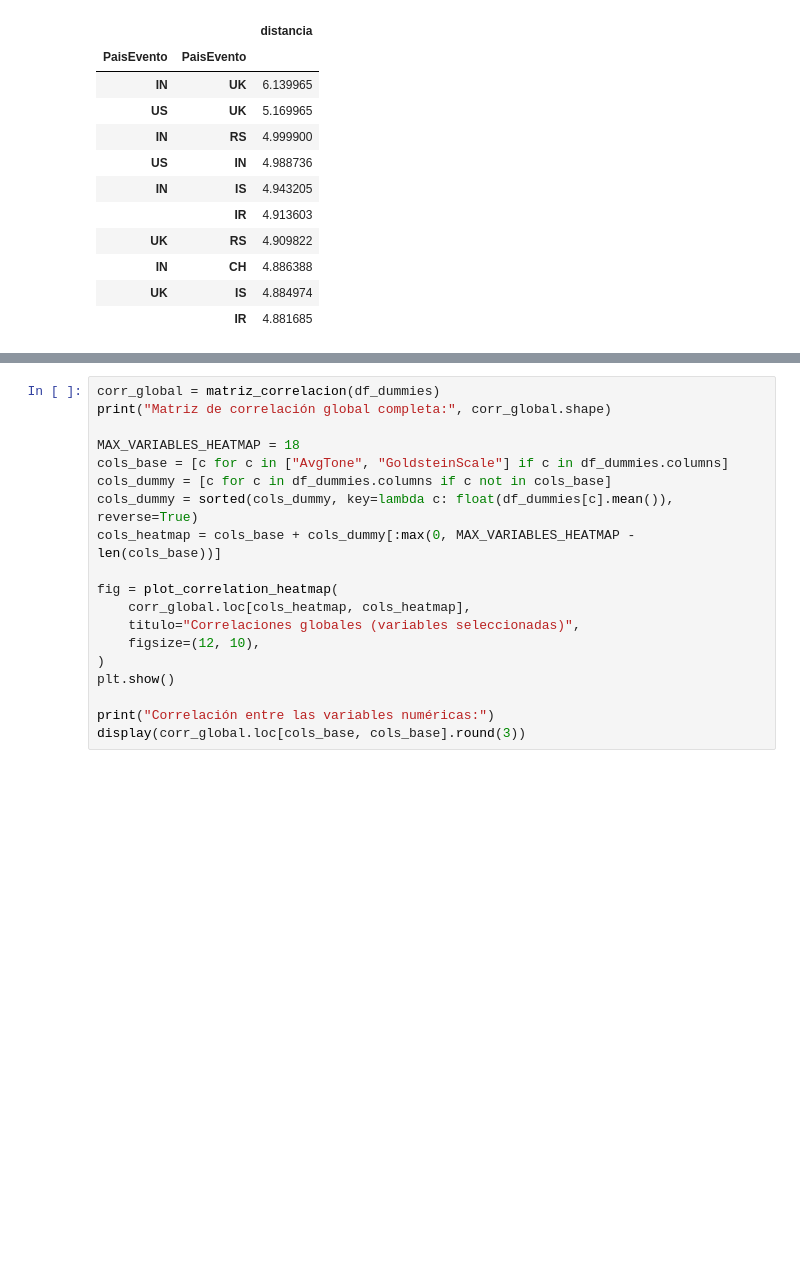
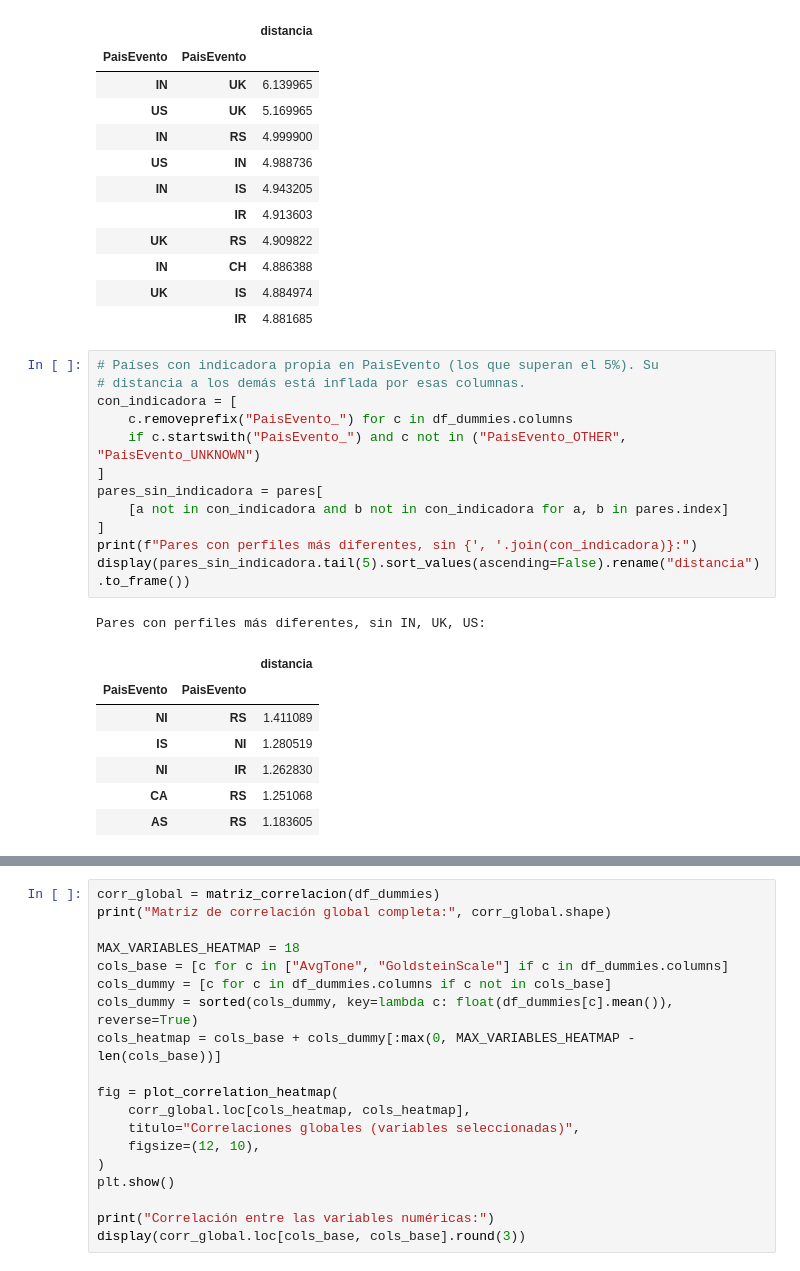
Before and after one commit to Mpretel/IID_MP, a Jupyter notebook: TP/tp3/notebooks/TP3.ipynb, the cells around one changed output, grey strips where cells are left out. Cells and saved outputs as stored; diff of their text form; blank space fills up the shorter version.

```diff
--- a/TP/tp3/notebooks/TP3.ipynb
+++ b/TP/tp3/notebooks/TP3.ipynb
@@ -512,3 +557,24 @@ Pares con perfiles más diferentes:
 | IN | CH | 4.886388 |
 | UK | IS | 4.884974 |
 |  | IR | 4.881685 |
+# %%
+# Países con indicadora propia en PaisEvento (los que superan el 5%). Su
+# distancia a los demás está inflada por esas columnas.
+con_indicadora = [
+    c.removeprefix("PaisEvento_") for c in df_dummies.columns
+    if c.startswith("PaisEvento_") and c not in ("PaisEvento_OTHER", "PaisEvento_UNKNOWN")
+]
+pares_sin_indicadora = pares[
+    [a not in con_indicadora and b not in con_indicadora for a, b in pares.index]
+]
+print(f"Pares con perfiles más diferentes, sin {', '.join(con_indicadora)}:")
+display(pares_sin_indicadora.tail(5).sort_values(ascending=False).rename("distancia").to_frame())
+# %% [output]
+Pares con perfiles más diferentes, sin IN, UK, US:
+|  |  | distancia |
+| PaisEvento | PaisEvento |  |
+| NI | RS | 1.411089 |
+| IS | NI | 1.280519 |
+| NI | IR | 1.262830 |
+| CA | RS | 1.251068 |
+| AS | RS | 1.183605 |
```
Also changed, not shown: parts of 30 cells of this notebook, 1 other file.
